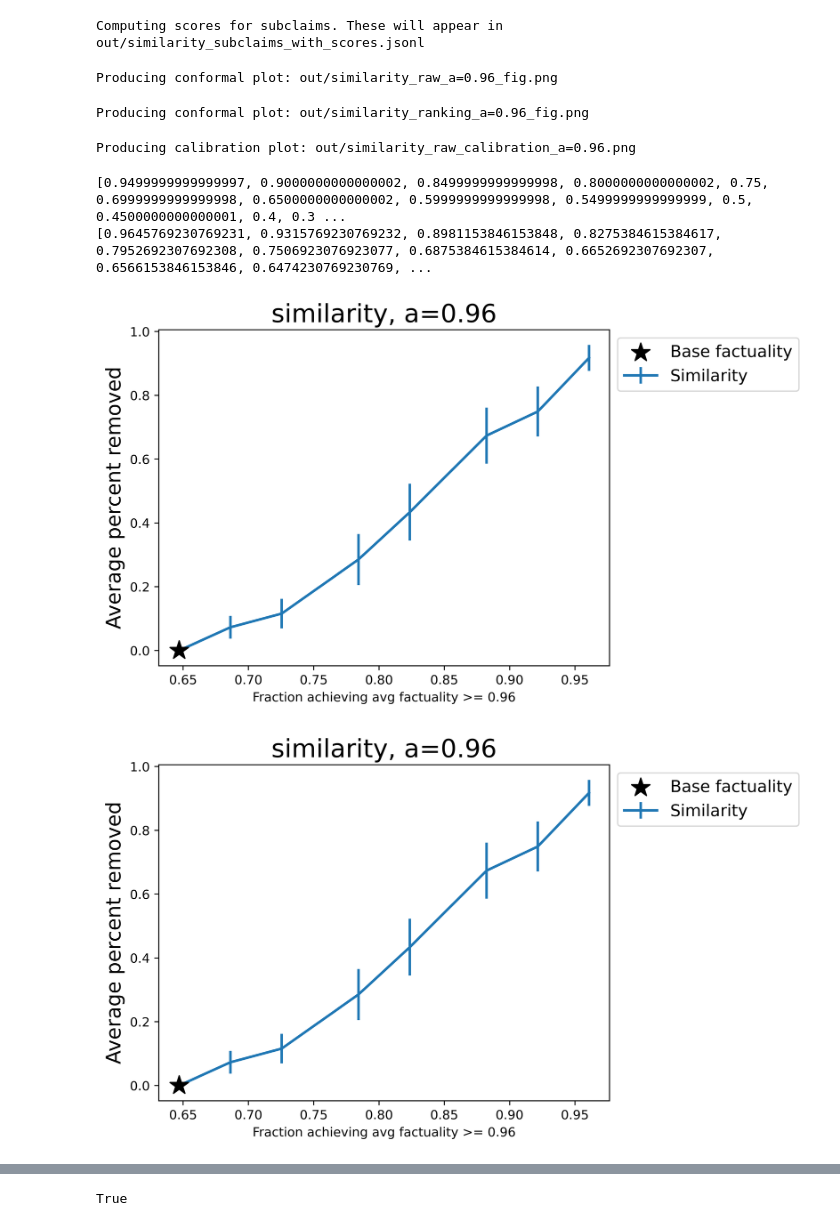
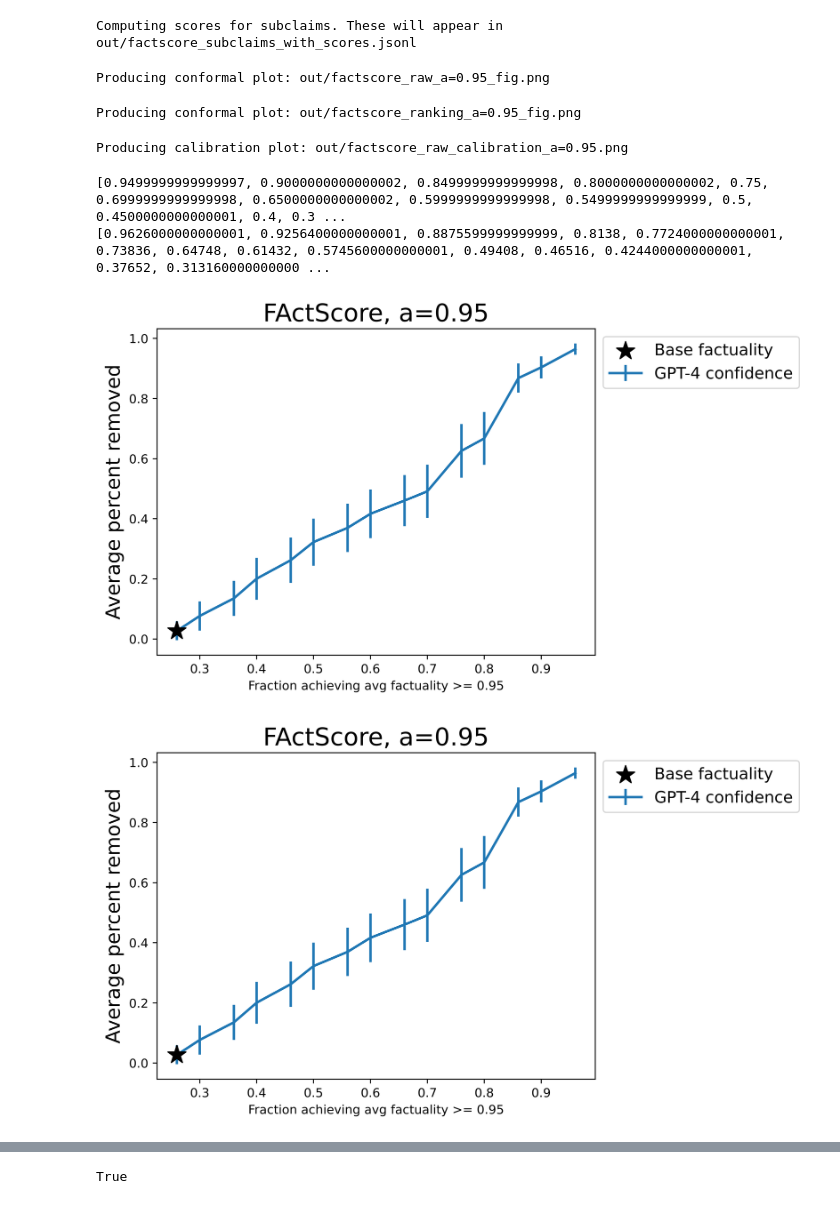
Before and after one commit to n4feng/rag_conformal_pred, a Jupyter notebook: conformal.ipynb, the cells around one changed output, grey strips where cells are left out. Cells and saved outputs as stored; diff of their text form; code cells hidden in the pictures.

Commit message:
compare rag factscore conformal and conditional conformal prediction with original paper gpt score conformal prediction

```diff
--- a/conformal.ipynb
+++ b/conformal.ipynb
@@ -9,18 +9,18 @@ from conformal.calibrate_thresh import analyze_dataset
 
 if __name__ == "__main__":
     MODEL = "gpt-4"
-    REQUIRED_FRAC_CORRECT = 0.96
+    REQUIRED_FRAC_CORRECT = 0.95
     BREAKDOWN_PROMPT = "Please breakdown the following input into a set of small, independent claims, and return the output as a jsonl, where each line is {subclaim:[CLAIM], gpt-score:[CONF]}.\n The confidence score [CONF] should represent your confidence in the claim, where a 1 is obvious facts and results like 'The earth is round' and '1+1=2'. A 0 is for claims that are very obscure or difficult for anyone to know, like the birthdays of non-notable people. The input is: "
 
     ALPHA = 0.2
-    CONFIDENCE_METHOD = "similarity"
+    CONFIDENCE_METHOD = "gpt"
 
     ALPHAS = np.arange(0.05, 0.80, 0.05)
     CONFIDENCE_METHODS_RAW = [
-        "similarity",
+        "gpt",
     ]
     CONFIDENCE_METHODS_RANKING = [
-        "similarity",
+        "gpt",
     ]
 
     os.environ["OAI_KEY"] = "sk-_pSL15MBmIF02afSLRiYusibq-lx-KS1Po3mc_8pKGT3BlbkFJumYKRgCENnSHXbQu-BEgu32RSIgjX29FTB2Qs474MA"
@@ -29,38 +29,38 @@ if __name__ == "__main__":
     if OAI_KEY is None:
         raise ValueError(
             "OpenAI key is not set - please set OAI_KEY to your OpenAI key (with command: export OAI_KEY=[OAI_KEY])"
         )
     OPENAI_CLIENT = OpenAI(api_key=OAI_KEY)
 
 
     #not used as alrteady provide annotation
     dataset_name = ""
-    dataset_prefix = "similarity"
+    dataset_prefix = "factscore"
 
     analyze_dataset(
         dataset_prefix,
         dataset_name,
         OPENAI_CLIENT,
         MODEL,
         BREAKDOWN_PROMPT,
         CONFIDENCE_METHOD,
         CONFIDENCE_METHODS_RAW,
         CONFIDENCE_METHODS_RANKING,
         ALPHA,
         ALPHAS,
         REQUIRED_FRAC_CORRECT,
         merge=False,
         compute_single_threshold=True,
         create_plots=True,
         create_histogram=False,
         calib=True,
     )
 # %% [output]
-Computing scores for subclaims. These will appear in out/similarity_subclaims_with_scores.jsonl
+Computing scores for subclaims. These will appear in out/factscore_subclaims_with_scores.jsonl
-Producing conformal plot: out/similarity_raw_a=0.96_fig.png
+Producing conformal plot: out/factscore_raw_a=0.95_fig.png
-Producing conformal plot: out/similarity_ranking_a=0.96_fig.png
+Producing conformal plot: out/factscore_ranking_a=0.95_fig.png
-Producing calibration plot: out/similarity_raw_calibration_a=0.96.png
+Producing calibration plot: out/factscore_raw_calibration_a=0.95.png
 [0.9499999999999997, 0.9000000000000002, 0.8499999999999998, 0.8000000000000002, 0.75, 0.6999999999999998, 0.6500000000000002, 0.5999999999999998, 0.5499999999999999, 0.5, 0.4500000000000001, 0.4, 0.3 ...
-[0.9645769230769231, 0.9315769230769232, 0.8981153846153848, 0.8275384615384617, 0.7952692307692308, 0.7506923076923077, 0.6875384615384614, 0.6652692307692307, 0.6566153846153846, 0.6474230769230769, ...
+[0.9626000000000001, 0.9256400000000001, 0.8875599999999999, 0.8138, 0.7724000000000001, 0.73836, 0.64748, 0.61432, 0.5745600000000001, 0.49408, 0.46516, 0.4244000000000001, 0.37652, 0.313160000000000 ...
-[figure, old version]
+[figure, new version]
-[figure, old version]
+[figure, new version]
```
Also changed, not shown: parts of 1 cell of this notebook, 7 other files.
